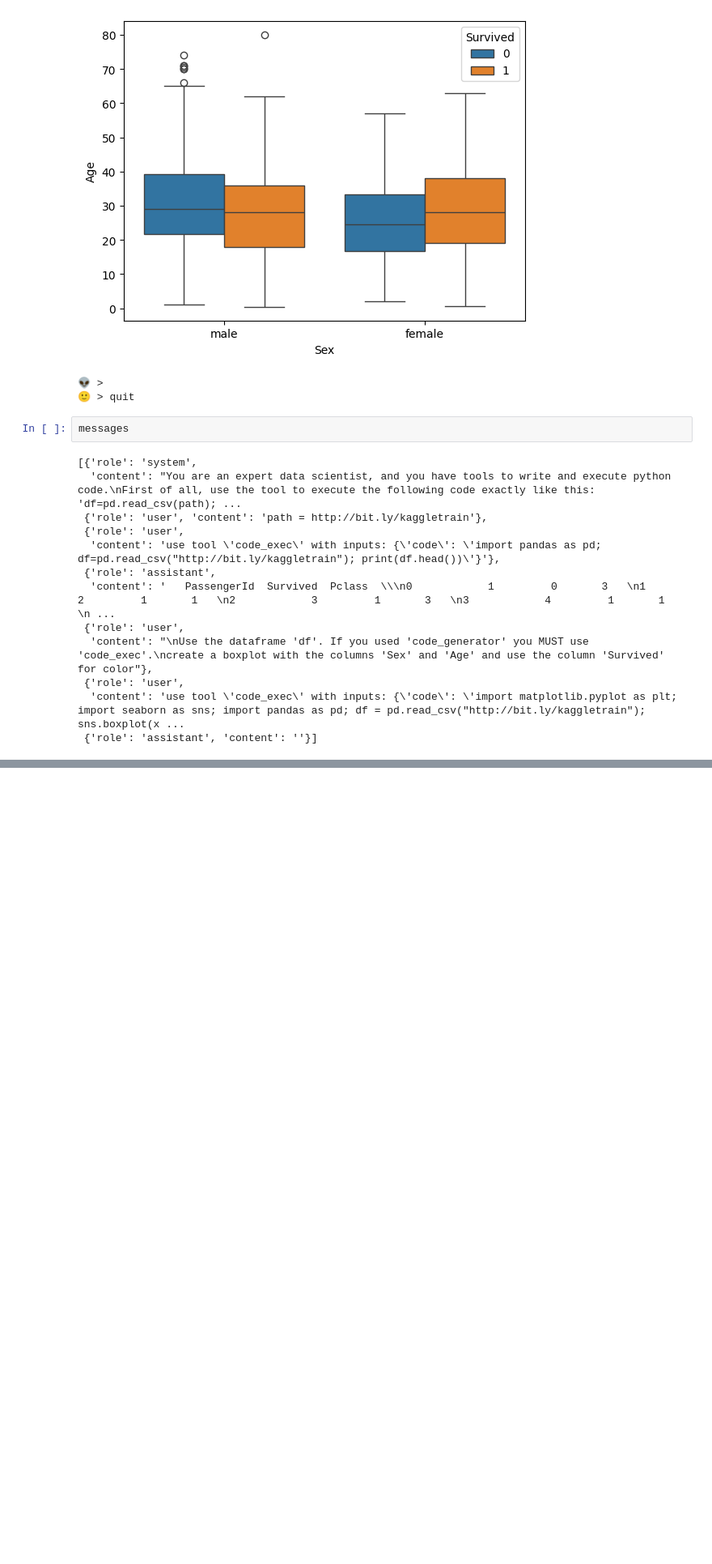
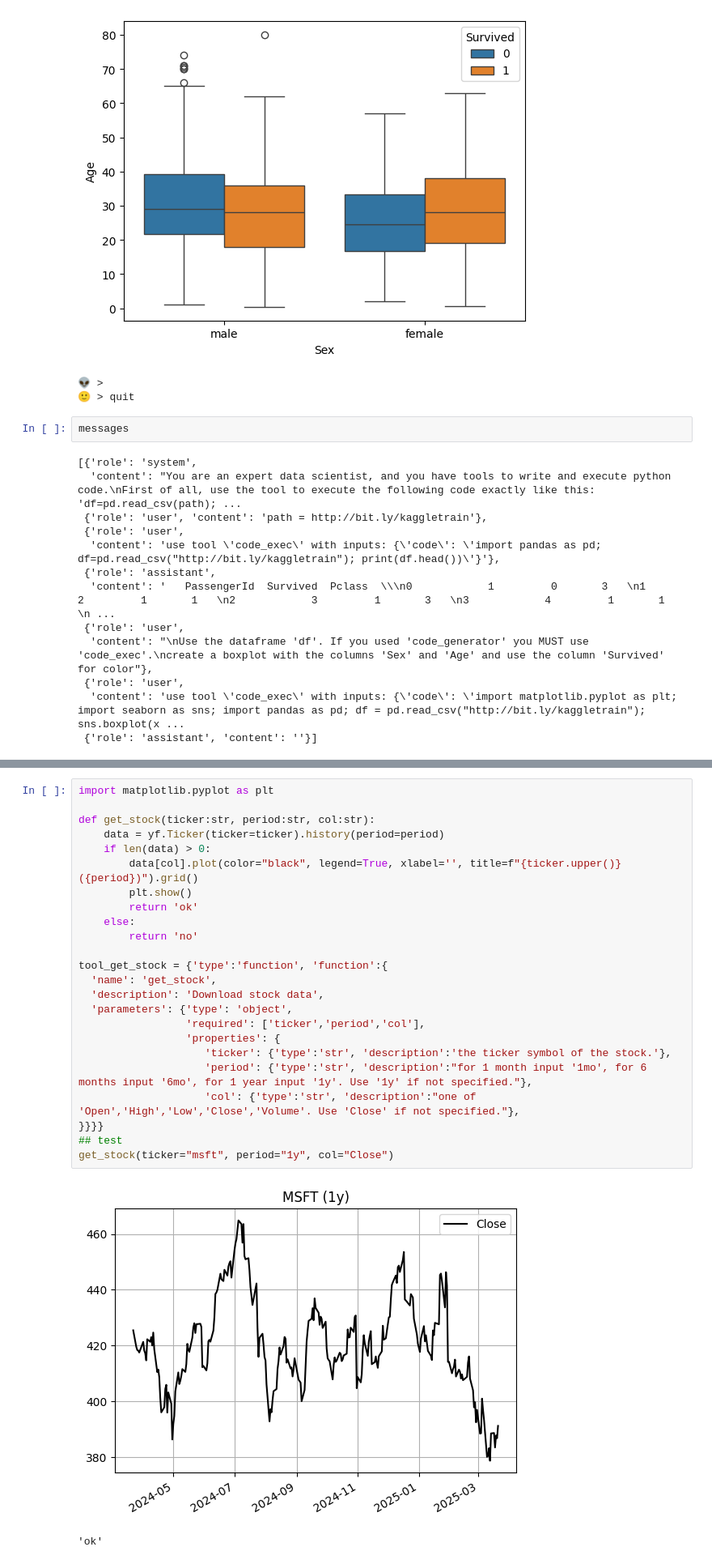
Before and after one commit to mdipietro09/GenerativeAI, a Jupyter notebook: Agents_ZeroToHero/notebook.ipynb, the cells around one changed output, grey strips where cells are left out. Shown at 81% size. Cells and saved outputs as stored; diff of their text form; blank space fills up the shorter version.

```diff
--- a/Agents_ZeroToHero/notebook.ipynb
+++ b/Agents_ZeroToHero/notebook.ipynb
@@ -303,0 +321,27 @@ messages
+# %%
+import matplotlib.pyplot as plt
+
+def get_stock(ticker:str, period:str, col:str):
+    data = yf.Ticker(ticker=ticker).history(period=period)
+    if len(data) > 0:
+        data[col].plot(color="black", legend=True, xlabel='', title=f"{ticker.upper()} ({period})").grid()
+        plt.show()
+        return 'ok'
+    else:
+        return 'no'
+
+tool_get_stock = {'type':'function', 'function':{
+  'name': 'get_stock',
+  'description': 'Download stock data',
+  'parameters': {'type': 'object',
+                 'required': ['ticker','period','col'],
+                 'properties': {
+                    'ticker': {'type':'str', 'description':'the ticker symbol of the stock.'},
+                    'period': {'type':'str', 'description':"for 1 month input '1mo', for 6 months input '6mo', for 1 year input '1y'. Use '1y' if not specified."},
+                    'col': {'type':'str', 'description':"one of 'Open','High','Low','Close','Volume'. Use 'Close' if not specified."},
+}}}}
+## test
+get_stock(ticker="msft", period="1y", col="Close")
+# %% [output]
+[figure, added]
+'ok'
```
Also changed, not shown: parts of 45 cells of this notebook, 2 other files.
